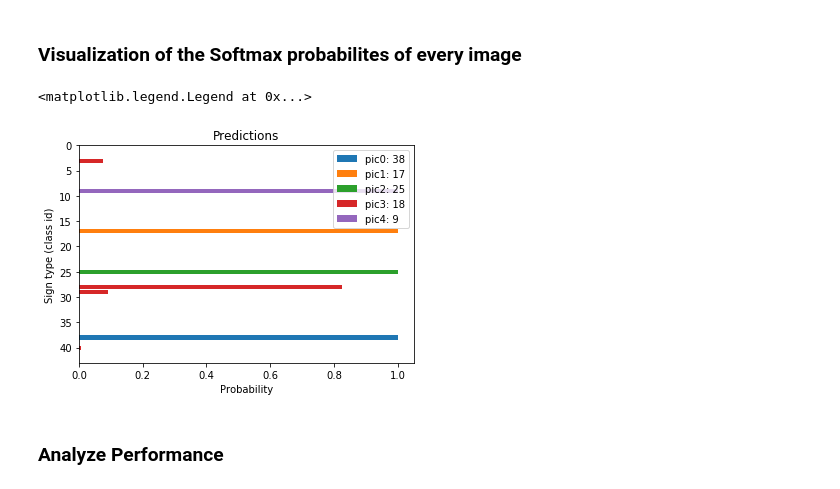
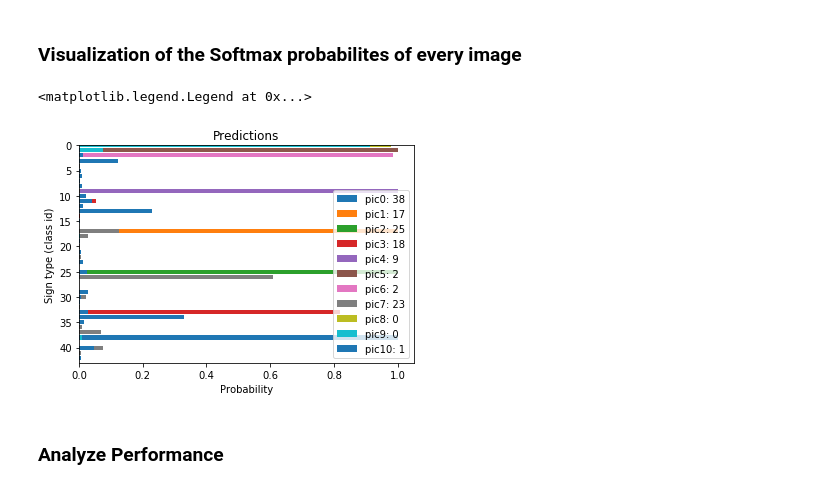
Before and after one commit to heliotropium72/traffic_sign_classifier, a Jupyter notebook: Traffic_Sign_Classifier.ipynb, the cells around one changed output. Cells and saved outputs as stored; diff of their text form; code cells hidden in the pictures.

```diff
--- a/Traffic_Sign_Classifier.ipynb
+++ b/Traffic_Sign_Classifier.ipynb
@@ -409,7 +498,7 @@ def evaluate(X_data, y_data):
     sess = tf.get_default_session()
     for offset in range(0, num_examples, BATCH_SIZE):
         batch_x, batch_y = X_data[offset:offset+BATCH_SIZE], y_data[offset:offset+BATCH_SIZE]
-        accuracy = sess.run(accuracy_operation, feed_dict={x: batch_x, y: batch_y})#, keep_prob: 1.})
+        accuracy = sess.run(accuracy_operation, feed_dict={x: batch_x, y: batch_y, keep_prob: 1.})
         total_accuracy += (accuracy * len(batch_x))
     return total_accuracy / num_examples
 # %% [markdown]
@@ -430,7 +519,7 @@ with tf.Session() as sess:
         for offset in range(0, num_examples, BATCH_SIZE):
             end = offset + BATCH_SIZE
             batch_x, batch_y = X_train[offset:end], y_train[offset:end]
-            sess.run(training_operation, feed_dict={x: batch_x, y: batch_y})#, keep_prob: DROPOUT})
+            sess.run(training_operation, feed_dict={x: batch_x, y: batch_y, keep_prob: DROPOUT})
 
         validation_accuracy = evaluate(X_valid, y_valid)
         print("EPOCH {} ...".format(i+1))
@@ -470,0 +552,20 @@ Test Accuracy = 0.905
+# %%
+import sklearn as sk
+
+with tf.Session() as sess:
+    saver.restore(sess, tf.train.latest_checkpoint('.'))
+
+    # Get predictions for confusion matrix
+    predictions = sess.run(tf.nn.softmax(logits), feed_dict={x: X_test, keep_prob: 1.})
+
+    #### Not existing in tensorflow 0.12.1 as in udacity AMI on AWS
+#    best_predictions = sess.run(tf.nn.top_k(tf.constant(predictions), k=1))[1]
+
+#    recall = tf.contrib.metrics.streaming_sparse_recall_at_k(y_test, predictions, 1)
+#    precision = tf.contrib.metrics.streaming_precision(y_test, best_predictions)
+#    print(recall)
+#    print('Recall: ' + str(recall))
+#    print('Precision: ' + str(precision))
+
+    test_accuracy = evaluate(X_test, y_test)
+    print("Test Accuracy = {:.3f}".format(test_accuracy))
@@ -529,7 +634,7 @@ pred = tf.nn.softmax(logits)
 with tf.Session() as sess:
     saver.restore(sess, tf.train.latest_checkpoint('.'))
 
-    predictions = sess.run(pred, feed_dict={x: X_new})
+    predictions = sess.run(pred, feed_dict={x: X_new, keep_prob: 1.})
     top_pred = sess.run(tf.nn.top_k(tf.constant(predictions), k=5))
     #print(top_pred)
 # %% [markdown]
@@ -537,19 +642,16 @@ with tf.Session() as sess:
 # %%
 label_id = np.arange(0,n_classes,1)[::-1]
 plt.figure()
 plt.title("Predictions")
-plt.barh(label_id, predictions[0][::-1], label='pic0: {}'.format(pic_label[0]))
-plt.barh(label_id, predictions[1][::-1], label='pic1: {}'.format(pic_label[1]))
-plt.barh(label_id, predictions[2][::-1], label='pic2: {}'.format(pic_label[2]))
-plt.barh(label_id, predictions[3][::-1], label='pic3: {}'.format(pic_label[3]))
-plt.barh(label_id, predictions[4][::-1], label='pic4: {}'.format(pic_label[4]))
+for pic_id in range(len(predictions)):
+    plt.barh(label_id, predictions[pic_id][::-1], label='pic{}: {}'.format(pic_id, pic_label[pic_id]))
 plt.ylabel('Sign type (class id)')
 plt.xlabel('Probability')
 plt.ylim(n_classes,0)
 plt.legend()
 # %% [output]
 <matplotlib.legend.Legend at 0x...>
-[figure, old version]
+[figure, new version]
 # %% [markdown]
 ### Analyze Performance
 # %%
```
Also changed, not shown: parts of 18 cells of this notebook.
